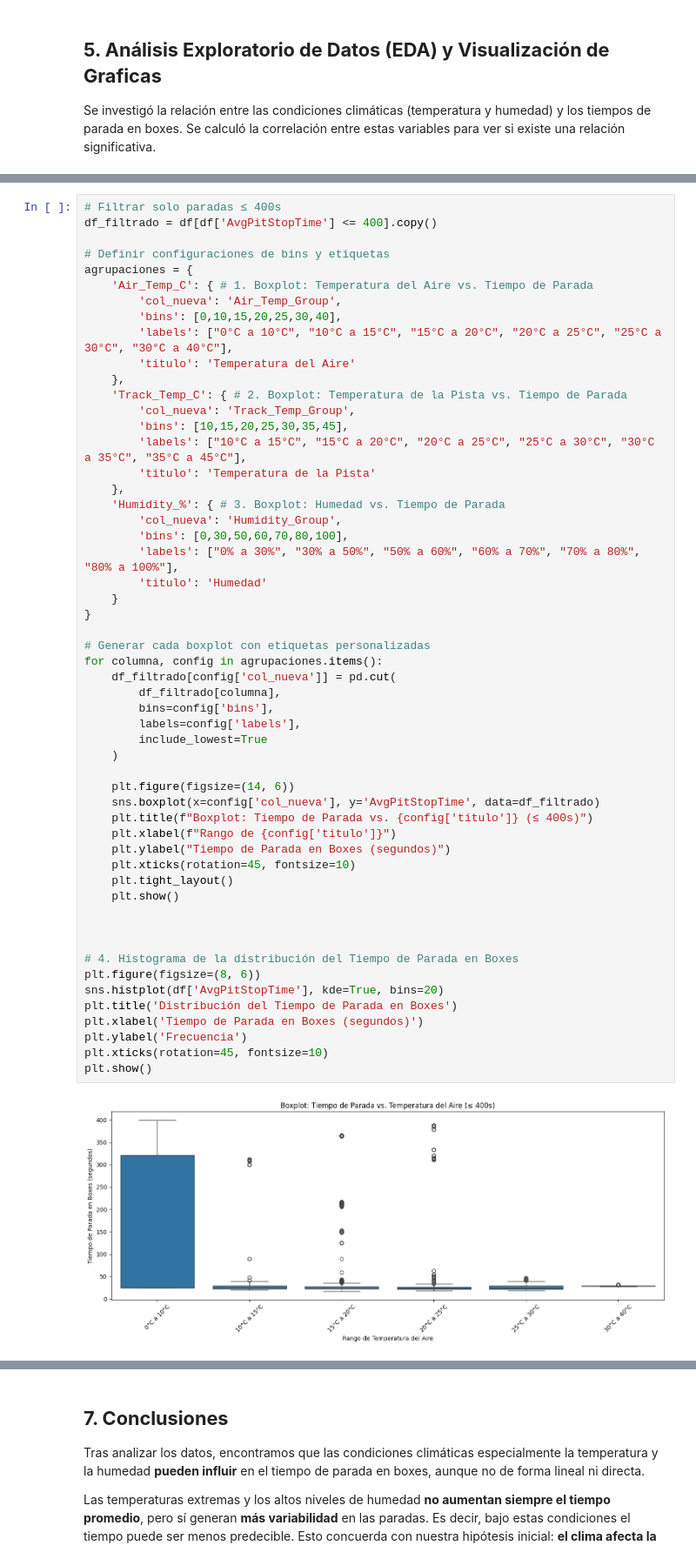
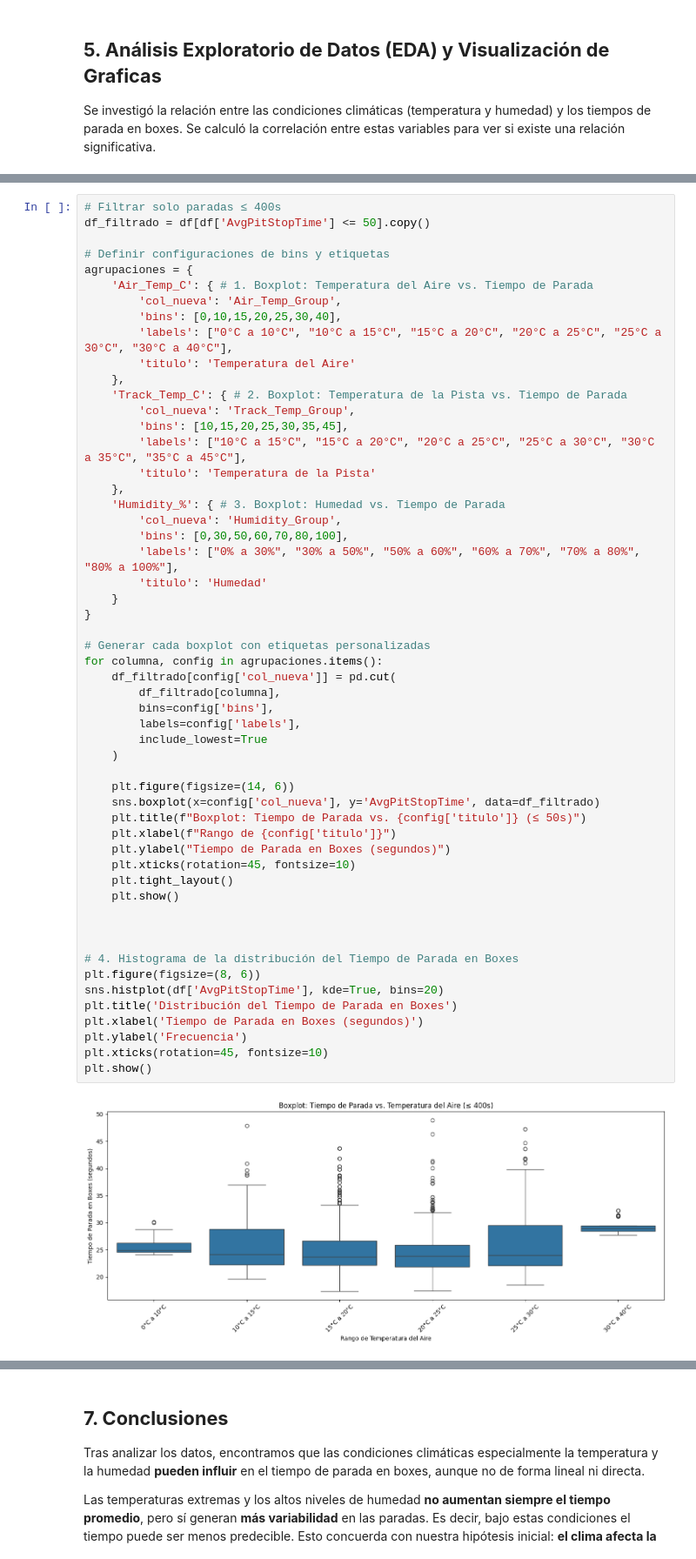
Before and after one commit to QuiliDev/InformeDataScience, a Jupyter notebook: informe.ipynb, the cells around one changed output, grey strips where cells are left out. Shown: that part at 87% size. Drawn from its saved outputs; the diff is of its cells as text.

```diff
--- a/informe.ipynb
+++ b/informe.ipynb
@@ -151,7 +151,7 @@ AvgPitStopTime   -0.089216     -0.096091    0.133305        1.000000
 [figure]
 # %%
 # Filtrar solo paradas ≤ 400s
-df_filtrado = df[df['AvgPitStopTime'] <= 400].copy()
+df_filtrado = df[df['AvgPitStopTime'] <= 50].copy()
 
 # Definir configuraciones de bins y etiquetas
 agrupaciones = {
@@ -176,32 +176,32 @@ agrupaciones = {
 }
 
 # Generar cada boxplot con etiquetas personalizadas
 for columna, config in agrupaciones.items():
     df_filtrado[config['col_nueva']] = pd.cut(
         df_filtrado[columna],
         bins=config['bins'],
         labels=config['labels'],
         include_lowest=True
     )
 
     plt.figure(figsize=(14, 6))
     sns.boxplot(x=config['col_nueva'], y='AvgPitStopTime', data=df_filtrado)
-    plt.title(f"Boxplot: Tiempo de Parada vs. {config['titulo']} (≤ 400s)")
+    plt.title(f"Boxplot: Tiempo de Parada vs. {config['titulo']} (≤ 50s)")
     plt.xlabel(f"Rango de {config['titulo']}")
     plt.ylabel("Tiempo de Parada en Boxes (segundos)")
     plt.xticks(rotation=45, fontsize=10)
     plt.tight_layout()
     plt.show()
 
 
 
 # 4. Histograma de la distribución del Tiempo de Parada en Boxes
 plt.figure(figsize=(8, 6))
 sns.histplot(df['AvgPitStopTime'], kde=True, bins=20)
 plt.title('Distribución del Tiempo de Parada en Boxes')
 plt.xlabel('Tiempo de Parada en Boxes (segundos)')
 plt.ylabel('Frecuencia')
 plt.xticks(rotation=45, fontsize=10)
 plt.show()
 # %% [output]
-[figure, old version]
+[figure, new version]
```
Also changed, not shown: parts of 2 cells of this notebook.
